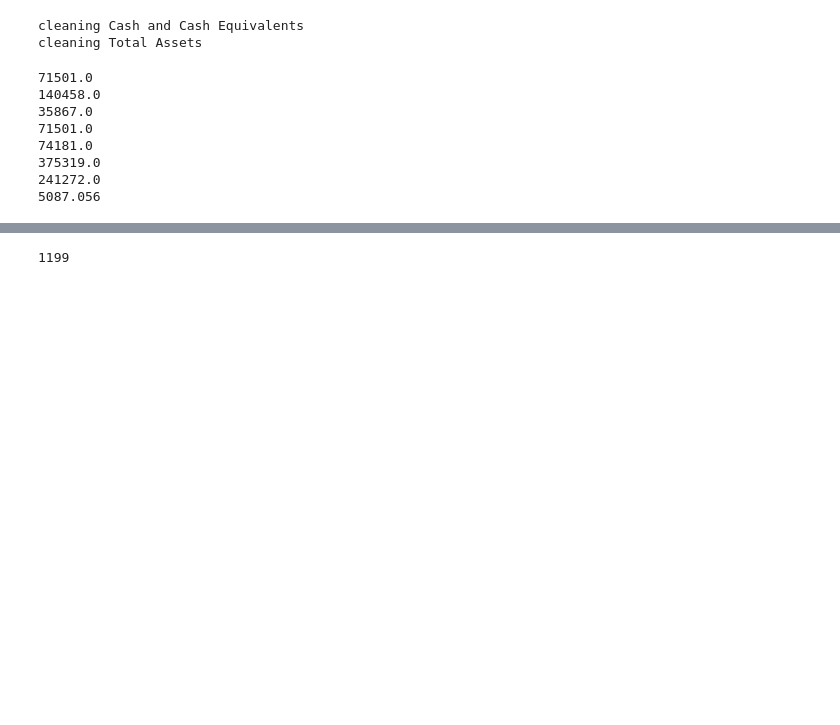
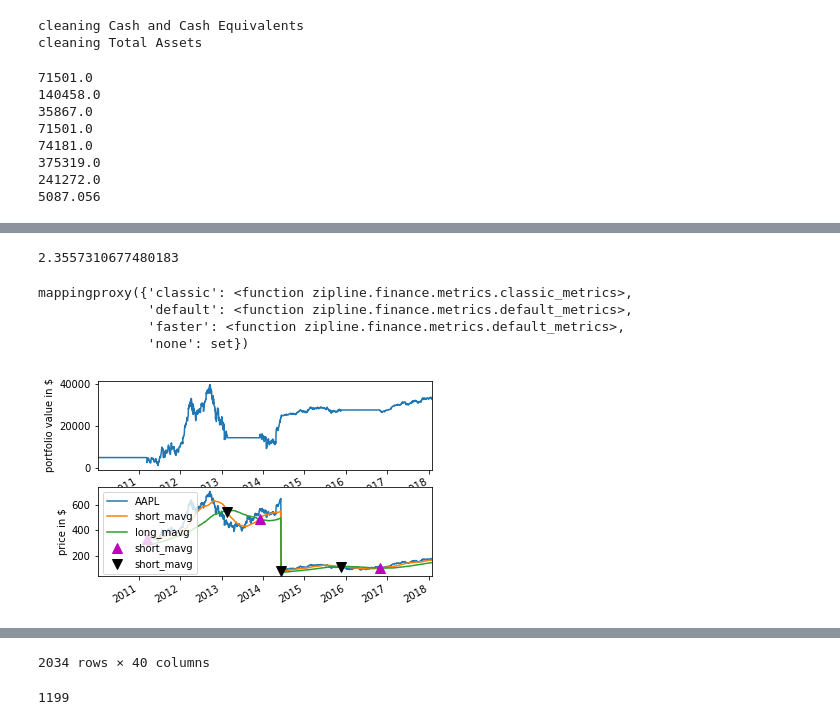
Before and after one commit to AustenZhu/Deep-Reinforcement-Learning-in-Zipline, a Jupyter notebook: zipdl/data/notebooks/Integration Tests.ipynb, the cells around one changed output, grey strips where cells are left out. Drawn from its saved outputs; the diff is of its cells as text; code cells hidden in the pictures; blank space fills up the shorter version.

Commit message:
early version of working training - needs faster ticker fundamental data

```diff
--- a/zipdl/data/notebooks/Integration Tests.ipynb
+++ b/zipdl/data/notebooks/Integration Tests.ipynb
@@ -89,6 +90,7 @@ from zipline.data import bundles
 from zipline.api import *
 from zipline.pipeline.data import USEquityPricing
 from zipline.utils.math_utils import nanmean, nanstd
+from zipline.finance.slippage import FixedSlippage
 
 from zipdl.utils import utils
 import datetime as dt
@@ -114,8 +116,8 @@ RSI_LOWER = 30
 RSI_UPPER = 70
 
 # Percentile in range [0, 1] of stocks that are shorted/bought
-SHORTS_PERCENTILE = 0.05
-LONGS_PERCENTILE = 0.05
+SHORTS_PERCENTILE = 0.01
+LONGS_PERCENTILE = 0.01
 
 # Constraint Parameters
 MAX_GROSS_LEVERAGE = 1.0
@@ -138,18 +140,16 @@ LOSS_THRESHOLD = 0.03
 PRINT_PIPE = False
 
 #=================util=============================
-bundle_data = bundles.load('quantopian-quandl')
 #Throws out tickers not found in quandl-quantopian data (mostly tickers with no vol)
 def safe_symbol(ticker):
     try:
-        bundle_data.asset_finder.lookup_symbol(ticker, as_of_date=None)
-        return ticker
+        x = symbol(ticker)
+        return x
     except:
         return None
 def safe_symbol_convert(tickers):
     filtered_list = list(filter(None.__ne__, [safe_symbol(ticker) for ticker in tickers]))
-    assets = bundle_data.asset_finder.lookup_symbols(filtered_list, as_of_date=None)
-    return assets
+    return filtered_list
 
 def universe_transform(date):
     universe = utils.get_current_universe(date)
@@ -160,6 +160,7 @@ def universe_transform(date):
 def initialize_environment(weight, trading_start):
     def initialize(context):
         set_commission(commission.PerShare(cost=0.005, min_trade_cost=1.00))
+        set_slippage(slippage.FixedSlippage(0.00))
         context.universe = universe_transform(trading_start)
 
         context.Factor_weights = weight
@@ -167,13 +168,13 @@ def initialize_environment(weight, trading_start):
 
         schedule_function(rebalance_portfolio, date_rules.week_start(days_offset=2), time_rules.market_open(hours=1))
 
-        schedule_function(cancel_open_orders, date_rules.every_day(), time_rules.market_open())
+        #schedule_function(cancel_open_orders, date_rules.every_day(), time_rules.market_open())
 
         schedule_function(prime_pipeline, date_rules.week_start(days_offset=1), time_rules.market_close())
 
         context.weights = None
         context.run_pipeline = True #We want to run stock selector immediately
-        context.weeks_since_rebalance = 0
+        context.weeks_since_rebalance = -1
 
         attach_pipeline(make_pipeline(context), 'my_pipeline')
 
@@ -185,11 +186,12 @@ def initialize_environment(weight, trading_start):
 def handle_data(context, data):
     #Daily function
     context.curr_date += dt.timedelta(days=1)
-    context.universe = universe_transform(context.curr_date)
+    #context.universe = universe_transform(context.curr_date)
 
 def rebalance_portfolio(context, data):
     # rebalance portfolio
     close_old_positions(context, data)
+    #order_target(symbol('AAPL'), 5)
     total_weight = np.sum(context.weights.abs())
     weights = context.weights / total_weight
     for stock, weight in weights.items():
@@ -202,7 +204,6 @@ def before_trading_start(context, data):
     context.run_pipeline = False
     def compute(today, symbols, close):
         #for verification
-        #tickers = [asset.symbol for asset in bundle_data.asset_finder.retrieve_all(asset_ids)]
         tickers = [symbol.symbol for symbol in symbols]
 
         shares_outstanding = np.array(get_fundamentals(today, 'Shares_Outstanding', tickers))
@@ -227,12 +228,10 @@ def before_trading_start(context, data):
         #print(values)
         out = pd.Series(values, symbols)
         return out
-    close = np.array([data.current(symbol, 'price') for symbol in context.universe])
-    value_factor = compute(context.curr_date, context.universe, close).to_frame()
+    #close = np.array([data.current(symbol, 'price') for symbol in context.universe])
+    #value_factor = compute(context.curr_date, context.universe, close).to_frame()
     context.output = pipeline_output('my_pipeline')
-    context.output = context.output.join(value_factor).dropna()
-    print('Context')
-    print(context.output)
+    #context.output = context.output.join(value_factor).dropna()
 
     # Do some pre-work on factors
     if NORMALIZE_VALUE_SCORES:
@@ -266,7 +265,6 @@ def before_trading_start(context, data):
         context.weights = shorts.append(longs)
     else:
         context.weights = longs
-    #print(context.weights)
     # log.info(context.weights)
 
 
@@ -357,7 +360,8 @@ begin = timeit.default_timer()
 perf = run_algorithm(start, end,
                     initialize=initialize,
                     capital_base=start_capital,
-                    before_trading_start=before_trading_start)
+                    before_trading_start=before_trading_start,
+                    metrics_set='faster')
 stop = timeit.default_timer()
 print(stop - begin)
 # %% [output]
@@ -386,0 +393,13 @@ for ticker in tickers:
+# %%
+import empyrical
+empyrical.sortino_ratio(perf['algorithm_period_return'], period=empyrical.MONTHLY)
+# %% [output]
+2.3557310677480183
+# %%
+from zipline.finance.metrics import core
+core.metrics_sets
+# %% [output]
+mappingproxy({'classic': <function zipline.finance.metrics.classic_metrics>,
+              'default': <function zipline.finance.metrics.default_metrics>,
+              'faster': <function zipline.finance.metrics.default_metrics>,
+              'none': set})
@@ -386,0 +459,11 @@ for ticker in tickers:
+# %%
+start = pd.to_datetime('2010-01-01').tz_localize('US/Eastern')
+end = pd.to_datetime('2018-02-01').tz_localize('US/Eastern')
+perf = run_algorithm(start, end,
+                    initialize=initialize,
+                    capital_base=start_capital,
+                    handle_data=handle_data,
+                    analyze=analyze)
+perf
+# %% [output]
+[figure, added]
@@ -387,3 +487,4 @@ for ticker in tickers:
+2034 rows × 40 columns
 # %%
 z = utils.get_current_universe(start)
 len(z)
```
Also changed, not shown: parts of 11 cells of this notebook, 5 other files.
